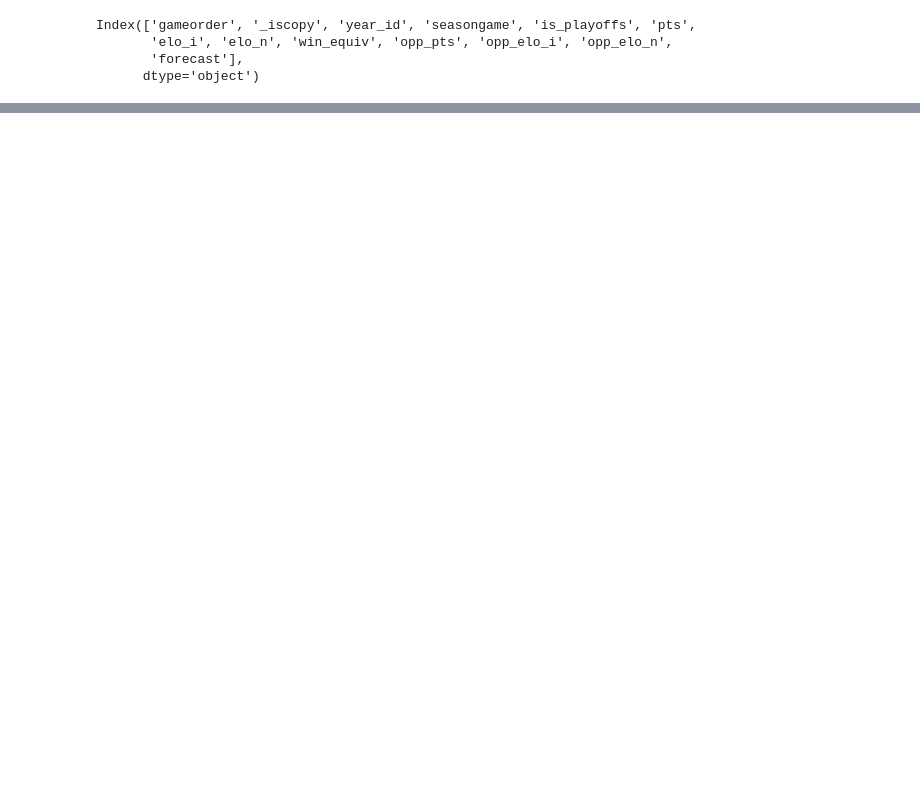
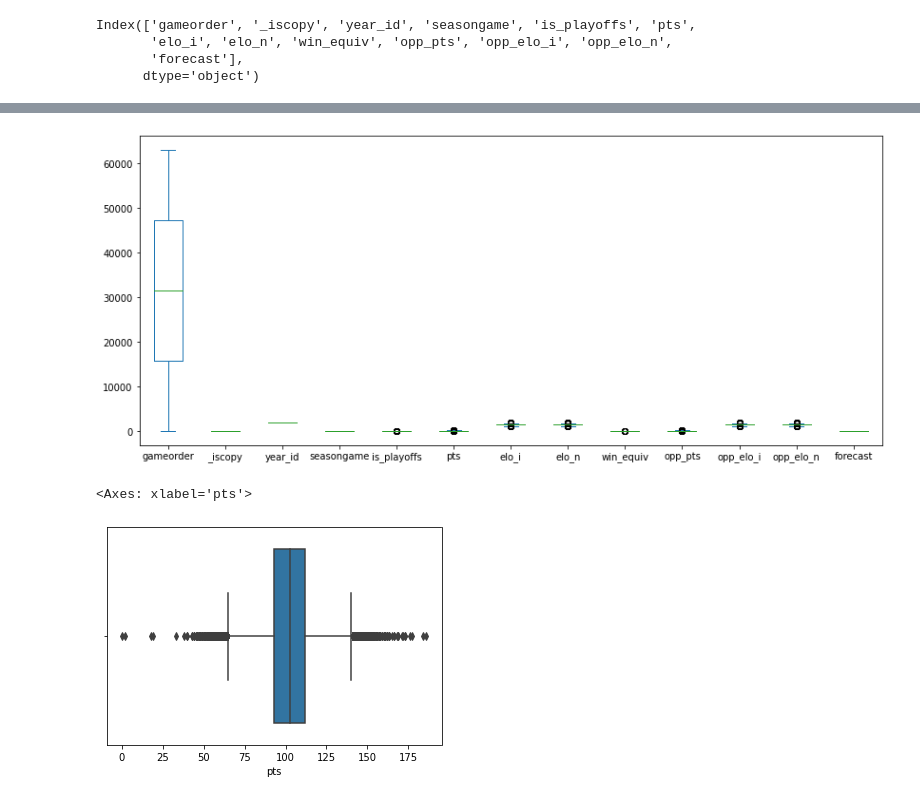
Before and after one commit to getpeped/WorkBook, a Jupyter notebook: nba_team_players.ipynb, the cells around one changed output, grey strips where cells are left out. Cells and saved outputs as stored; diff of their text form; code cells hidden in the pictures; blank space fills up the shorter version.

```diff
--- a/nba_team_players.ipynb
+++ b/nba_team_players.ipynb
@@ -379,0 +322,7 @@ dd[
+# %%
+num_cols = df.select_dtypes('number').columns
+df_num = df[num_cols]
+q1 = df_num.quantile(0.25)
+q3 = df_num.quantile(0.75)
+iqr = q3 - q1
+print(iqr)
@@ -379,0 +344,8 @@ dd[
+# %%
+df_num.plot(kind='box', figsize=(14, 6))
+plt.show()
+sns.boxplot(x=df_num['pts'])
+# %% [output]
+[figure, added]
+<Axes: xlabel='pts'>
+[figure, added]
```
Also changed, not shown: parts of 14 cells of this notebook.
